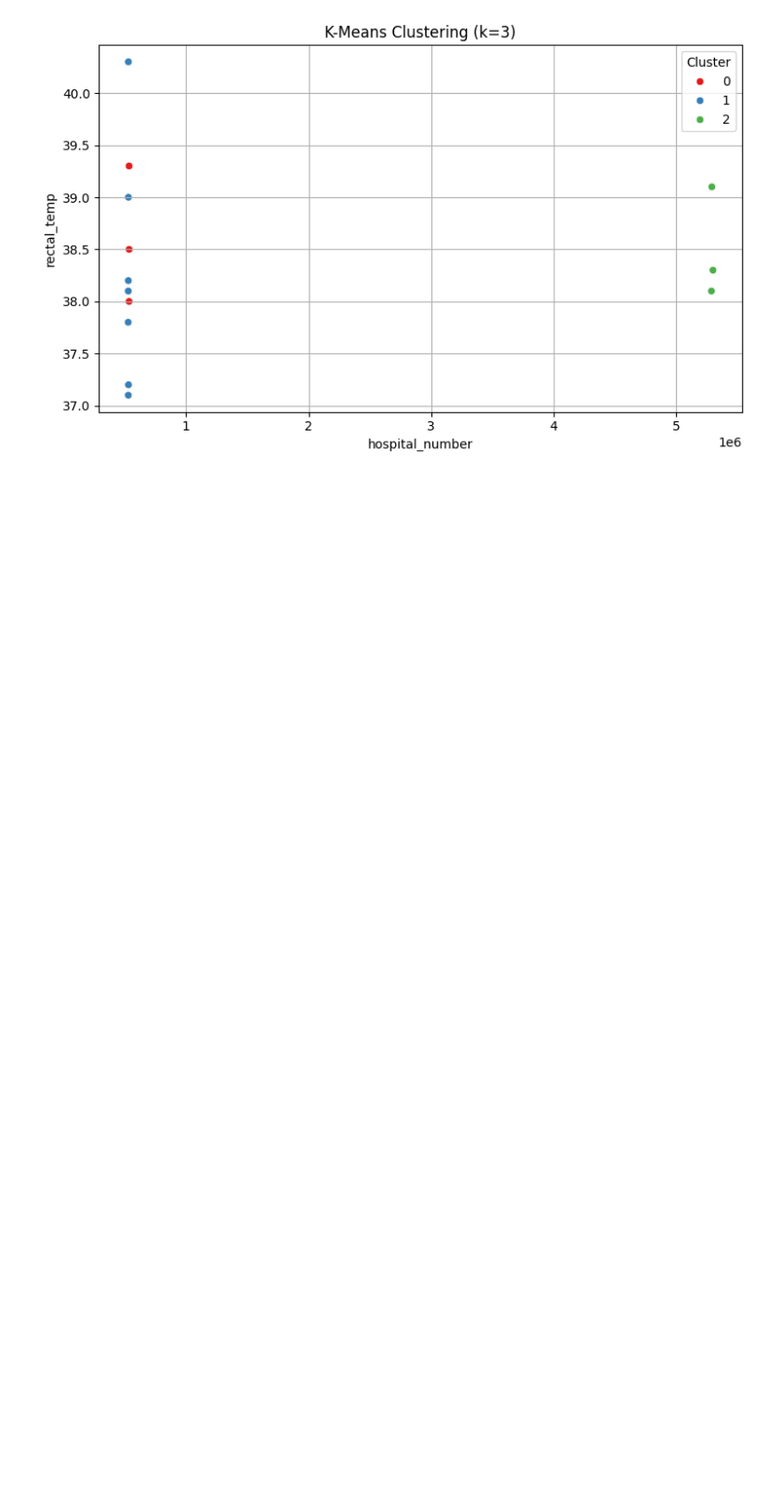
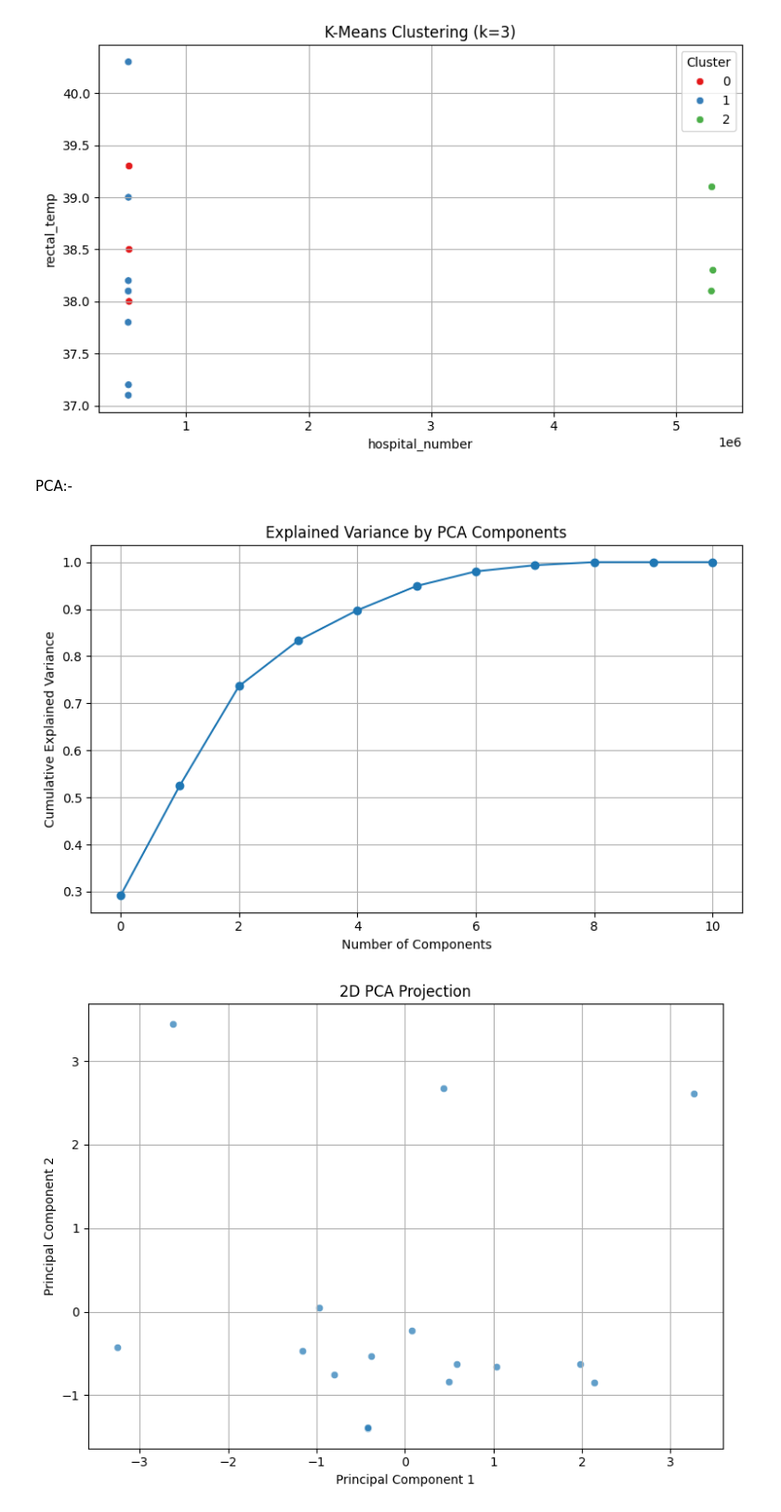
Before and after one commit to HarshitGoel5/22BDS0189, a Jupyter notebook: 22BDS0189.ipynb, the cells around one changed output. Shown at 93% size. Drawn from its saved outputs; the diff is of its cells as text; code cells hidden in the pictures; blank space fills up the shorter version.

```diff
--- a/22BDS0189.ipynb
+++ b/22BDS0189.ipynb
@@ -842,3 +842,72 @@ else:
 # %% [output]
 [figure]
 [figure]
+# %% [markdown]
+
+PCA:-
+# %%
+# Import required libraries
+import pandas as pd
+import numpy as np
+import matplotlib.pyplot as plt
+from sklearn.decomposition import PCA
+from sklearn.preprocessing import StandardScaler
+import seaborn as sns
+
+# Load the dataset
+df = pd.read_csv("https://raw.githubusercontent.com/salemprakash/EDA/main/Data/horse.csv")
+
+# Select only numeric columns and handle missing values for PCA
+numeric_df = df.select_dtypes(include=np.number).dropna()
+
+scaler = StandardScaler()
+scaled_data = scaler.fit_transform(numeric_df)
+
+# Apply PCA
+pca = PCA()
+pca_result = pca.fit_transform(scaled_data)
+
+# Create a DataFrame for PCA components
+pca_df = pd.DataFrame(
+    data=pca_result,
+    columns=[f'PC{i+1}' for i in range(pca_result.shape[1])]
+)
+
+# Explained variance plot
+plt.figure(figsize=(8, 5))
+plt.plot(np.cumsum(pca.explained_variance_ratio_), marker='o')
+plt.title('Explained Variance by PCA Components')
+plt.xlabel('Number of Components')
+plt.ylabel('Cumulative Explained Variance')
+plt.grid(True)
+plt.tight_layout()
+plt.show()
+
+# 2D PCA Plot (first 2 components)
+plt.figure(figsize=(8, 6))
+sns.scatterplot(x='PC1', y='PC2', data=pca_df, alpha=0.7)
+plt.title('2D PCA Projection')
+plt.xlabel('Principal Component 1')
+plt.ylabel('Principal Component 2')
+plt.grid(True)
+plt.tight_layout()
+plt.show()
+
+# Optional: 3D PCA plot (if needed)
+if pca_result.shape[1] >= 3:
+    from mpl_toolkits.mplot3d import Axes3D
+
+    fig = plt.figure(figsize=(8, 6))
+    ax = fig.add_subplot(111, projection='3d')
+    ax.scatter(pca_df['PC1'], pca_df['PC2'], pca_df['PC3'], c='blue', s=50, alpha=0.6)
+    ax.set_title('3D PCA Projection')
+    ax.set_xlabel('PC1')
+    ax.set_ylabel('PC2')
+    ax.set_zlabel('PC3')
+    plt.tight_layout()
+    plt.show()
+else:
+    print("Not enough components for 3D PCA plot.")
+# %% [output]
+[figure, added]
+[figure, added]
```
Also changed, not shown: parts of 7 cells of this notebook.
